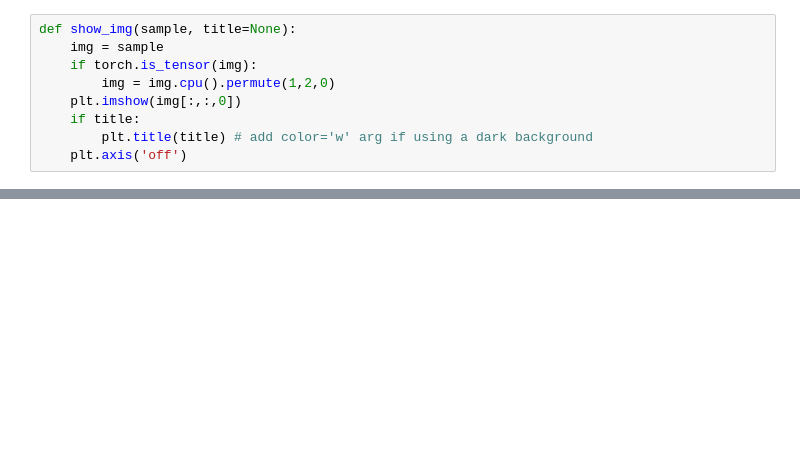
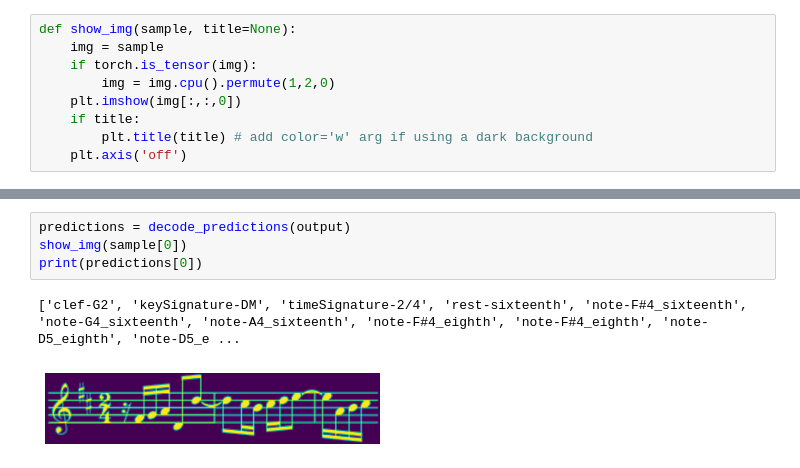
Before and after one commit to jahn18/ML-Music-Sheet-Classifier, a Jupyter notebook: ML_model/CPEN_291_Classification_Model.ipynb, the cells around one changed output, grey strips where cells are left out. Cells and saved outputs as stored; diff of their text form; blank space fills up the shorter version.

```diff
--- a/ML_model/CPEN_291_Classification_Model.ipynb
+++ b/ML_model/CPEN_291_Classification_Model.ipynb
@@ -368,0 +409,7 @@ torch.Size([251, 16, 1781])
+# %%
+predictions = decode_predictions(output)
+show_img(sample[0])
+print(predictions[0])
+# %% [output]
+['clef-G2', 'keySignature-DM', 'timeSignature-2/4', 'rest-sixteenth', 'note-F#4_sixteenth', 'note-G4_sixteenth', 'note-A4_sixteenth', 'note-F#4_eighth', 'note-F#4_eighth', 'note-D5_eighth', 'note-D5_e ...
+[figure, added]
```
Also changed, not shown: parts of 33 cells of this notebook, 8 other files.
